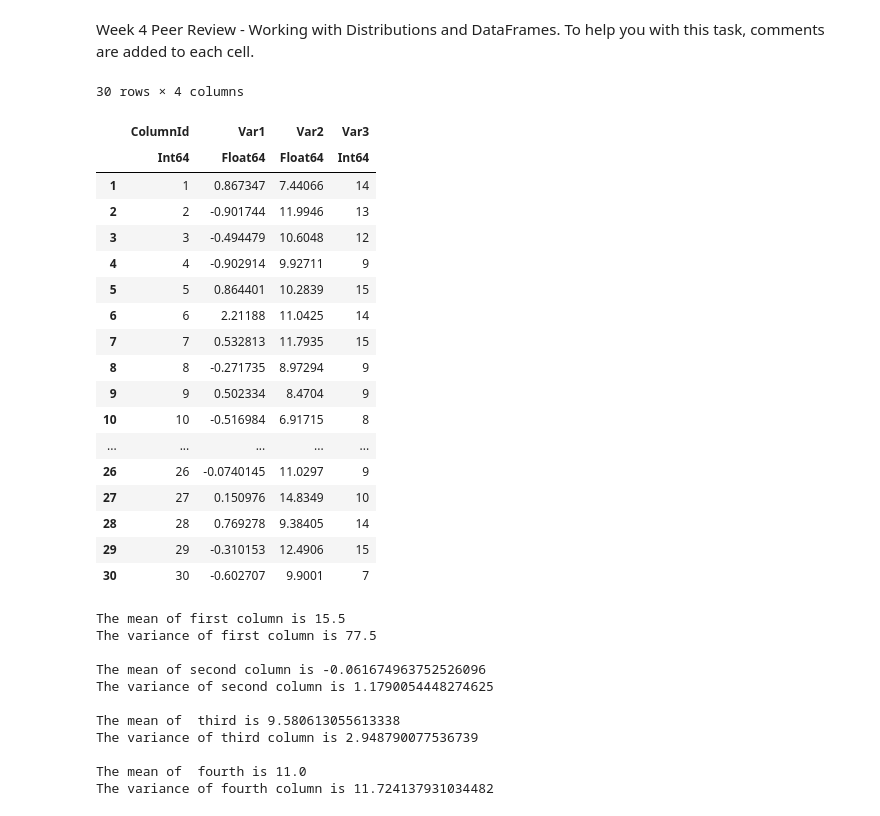
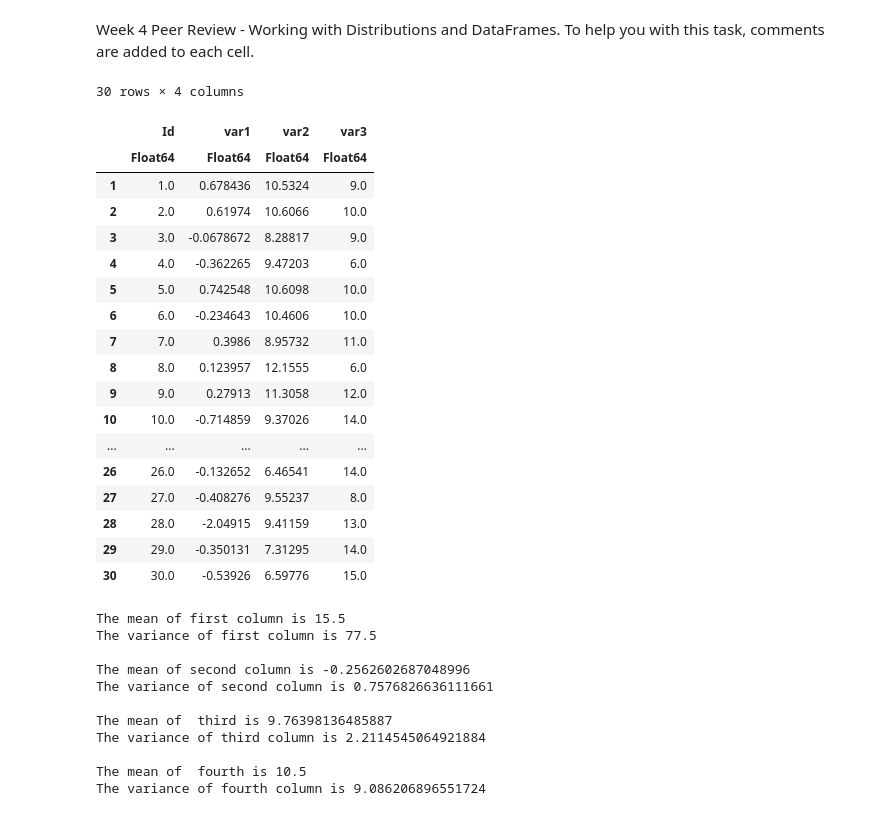
Before and after one commit to itsayushthada/MIT-16.065-with-Julia, a Jupyter notebook: JuliaCourseNotebooks/Week 4 Assignment.ipynb, the cells around one changed output. Saved outputs shown, nothing was run; the diff lists cells and outputs as text; code cells hidden in the pictures.

```diff
--- a/JuliaCourseNotebooks/Week 4 Assignment.ipynb
+++ b/JuliaCourseNotebooks/Week 4 Assignment.ipynb
@@ -13,67 +10,73 @@ Random.seed!(1234);
 # %%
-# Question 4: In a code cell below, create a dataframe named df1, with 30 rows and 4 columns (variables).
+# In a code cell below, create a dataframe named df1, with 30 rows and 4 columns (variables).
 # Call the first column ID. It should hold the values 1 through 30 (to make up 30 rows). Use three rand()
 # function calls to generate three more columns named var1, var2, and var3.
 # The second column (var1) should consist of 30 values from a standard normal distribution
 # (mean of 0 and standard deviation of 1). The third column (var2) should consist of 30 random value from a
 # normal distribution with a mean of 10 and a standard deviation of 2. The last column (var3) should contain
 # 30 random values chosen from a range of integers between (and including) 5 and 15.
 
-colID = range(1, 30, step=1)
+# Seed the random number generator
+Random.seed!(1289);
+
+colID = collect(range(1, 30, step=1))
 var1 = rand(Distributions.Normal(0, 1), 30)
 var2 = rand(Distributions.Normal(10, 2), 30)
 var3 = rand(5:15, 30)
 
-df1 = DataFrame(ColumnId = colID, Var1 = var1, Var2 = var2, Var3 = var3)
+# df1 = DataFrame(Id = colID, Var1 = var1, Var2 = var2, Var3 = var3) # It can also be used.
+
+array_1 = [colID var1 var2 var3]
+df1 = names!(DataFrame(array_1), Symbol.(["Id", "var1", "var2", "var3"]))
 # %% [output]
 30 rows × 4 columns
-|  | ColumnId | Var1 | Var2 | Var3 |
-|  | Int64 | Float64 | Float64 | Int64 |
-| 1 | 1 | 0.867347 | 7.44066 | 14 |
-| 2 | 2 | -0.901744 | 11.9946 | 13 |
-| 3 | 3 | -0.494479 | 10.6048 | 12 |
-| 4 | 4 | -0.902914 | 9.92711 | 9 |
-| 5 | 5 | 0.864401 | 10.2839 | 15 |
-| 6 | 6 | 2.21188 | 11.0425 | 14 |
-| 7 | 7 | 0.532813 | 11.7935 | 15 |
-| 8 | 8 | -0.271735 | 8.97294 | 9 |
-| 9 | 9 | 0.502334 | 8.4704 | 9 |
-| 10 | 10 | -0.516984 | 6.91715 | 8 |
+|  | Id | var1 | var2 | var3 |
+|  | Float64 | Float64 | Float64 | Float64 |
+| 1 | 1.0 | 0.678436 | 10.5324 | 9.0 |
+| 2 | 2.0 | 0.61974 | 10.6066 | 10.0 |
+| 3 | 3.0 | -0.0678672 | 8.28817 | 9.0 |
+| 4 | 4.0 | -0.362265 | 9.47203 | 6.0 |
+| 5 | 5.0 | 0.742548 | 10.6098 | 10.0 |
+| 6 | 6.0 | -0.234643 | 10.4606 | 10.0 |
+| 7 | 7.0 | 0.3986 | 8.95732 | 11.0 |
+| 8 | 8.0 | 0.123957 | 12.1555 | 6.0 |
+| 9 | 9.0 | 0.27913 | 11.3058 | 12.0 |
+| 10 | 10.0 | -0.714859 | 9.37026 | 14.0 |
 | ... | ... | ... | ... | ... |
-| 26 | 26 | -0.0740145 | 11.0297 | 9 |
-| 27 | 27 | 0.150976 | 14.8349 | 10 |
-| 28 | 28 | 0.769278 | 9.38405 | 14 |
-| 29 | 29 | -0.310153 | 12.4906 | 15 |
-| 30 | 30 | -0.602707 | 9.9001 | 7 |
+| 26 | 26.0 | -0.132652 | 6.46541 | 14.0 |
+| 27 | 27.0 | -0.408276 | 9.55237 | 8.0 |
+| 28 | 28.0 | -2.04915 | 9.41159 | 13.0 |
+| 29 | 29.0 | -0.350131 | 7.31295 | 14.0 |
+| 30 | 30.0 | -0.53926 | 6.59776 | 15.0 |
 # %%
 # In code cells below, write the code to calculate the mean and variance of each column in the dataframe.
 # For example for the first variable this could be done using the println function and referring to each column
 # (variable) by its symbol notation. Try to shorten the code with a for-loop, iterating over the variables names
 # (in symbol format).
 
-println("The mean of first column is ", mean(df1[:ColumnId]))
-println("The variance of first column is ", var(df1[:ColumnId]))
+println("The mean of first column is ", mean(df1[:Id]))
+println("The variance of first column is ", var(df1[:Id]))
 
-println("\nThe mean of second column is ", mean(df1[:Var1]))
-println("The variance of second column is ", var(df1[:Var1]))
+println("\nThe mean of second column is ", mean(df1[:var1]))
+println("The variance of second column is ", var(df1[:var1]))
 
-println("\nThe mean of  third is ", mean(df1[:Var2]))
-println("The variance of third column is ", var(df1[:Var2]))
+println("\nThe mean of  third is ", mean(df1[:var2]))
+println("The variance of third column is ", var(df1[:var2]))
 
-println("\nThe mean of  fourth is ", mean(df1[:Var3]))
-println("The variance of fourth column is ", var(df1[:Var3]))
+println("\nThe mean of  fourth is ", mean(df1[:var3]))
+println("The variance of fourth column is ", var(df1[:var3]))
 # %% [output]
 The mean of first column is 15.5
 The variance of first column is 77.5
 
-The mean of second column is -0.061674963752526096
-The variance of second column is 1.1790054448274625
+The mean of second column is -0.2562602687048996
+The variance of second column is 0.7576826636111661
 
-The mean of  third is 9.580613055613338
-The variance of third column is 2.948790077536739
+The mean of  third is 9.76398136485887
+The variance of third column is 2.2114545064921884
 
-The mean of  fourth is 11.0
-The variance of fourth column is 11.724137931034482
+The mean of  fourth is 10.5
+The variance of fourth column is 9.086206896551724
 # %%
 # Another way to do similar thing.
 
```
Also changed, not shown: parts of 8 cells of this notebook, 1 other file.
